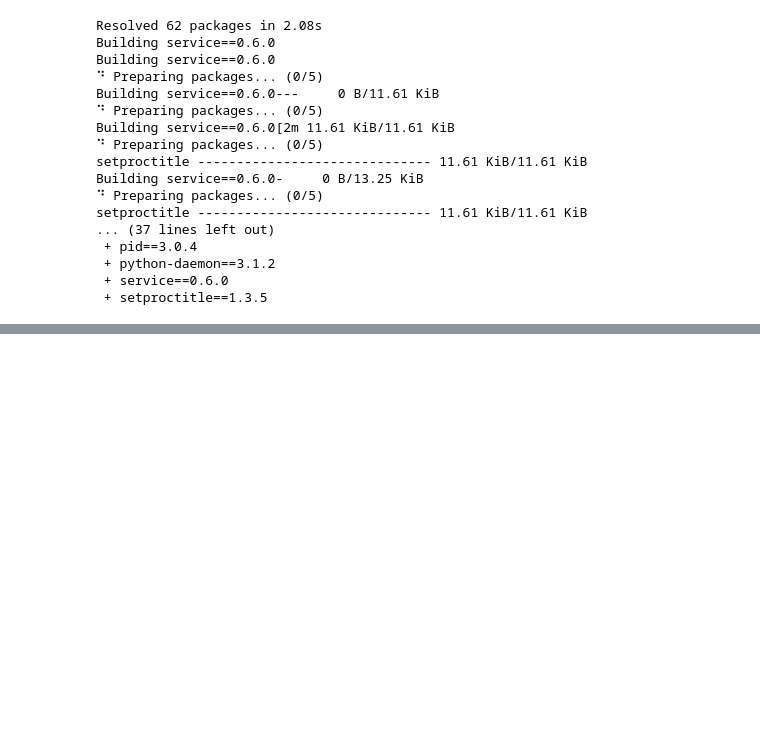
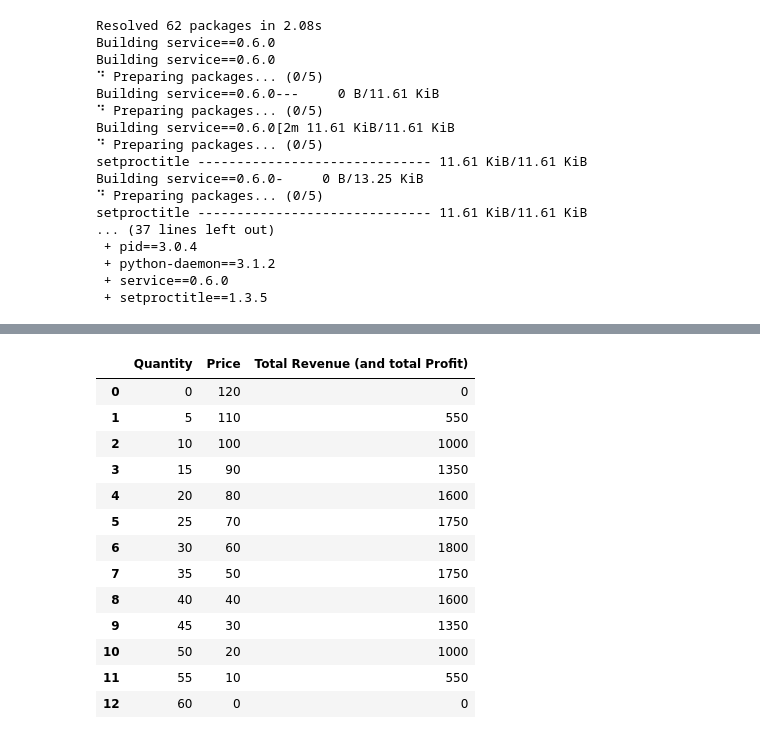
Before and after one commit to Vishwajyoti/movie_data_llm, a Jupyter notebook: explore.ipynb, the cells around one changed output, grey strips where cells are left out. Drawn from its saved outputs; the diff is of its cells as text; code cells hidden in the pictures; blank space fills up the shorter version.

```diff
--- a/explore.ipynb
+++ b/explore.ipynb
@@ -137,0 +189,17 @@ setproctitle ------------------------------ 11.61 KiB/11.61 KiB
+# %%
+df
+# %% [output]
+|  | Quantity | Price | Total Revenue (and total Profit) |
+| 0 | 0 | 120 | 0 |
+| 1 | 5 | 110 | 550 |
+| 2 | 10 | 100 | 1000 |
+| 3 | 15 | 90 | 1350 |
+| 4 | 20 | 80 | 1600 |
+| 5 | 25 | 70 | 1750 |
+| 6 | 30 | 60 | 1800 |
+| 7 | 35 | 50 | 1750 |
+| 8 | 40 | 40 | 1600 |
+| 9 | 45 | 30 | 1350 |
+| 10 | 50 | 20 | 1000 |
+| 11 | 55 | 10 | 550 |
+| 12 | 60 | 0 | 0 |
```
Also changed, not shown: parts of 15 cells of this notebook, 5 other files.
